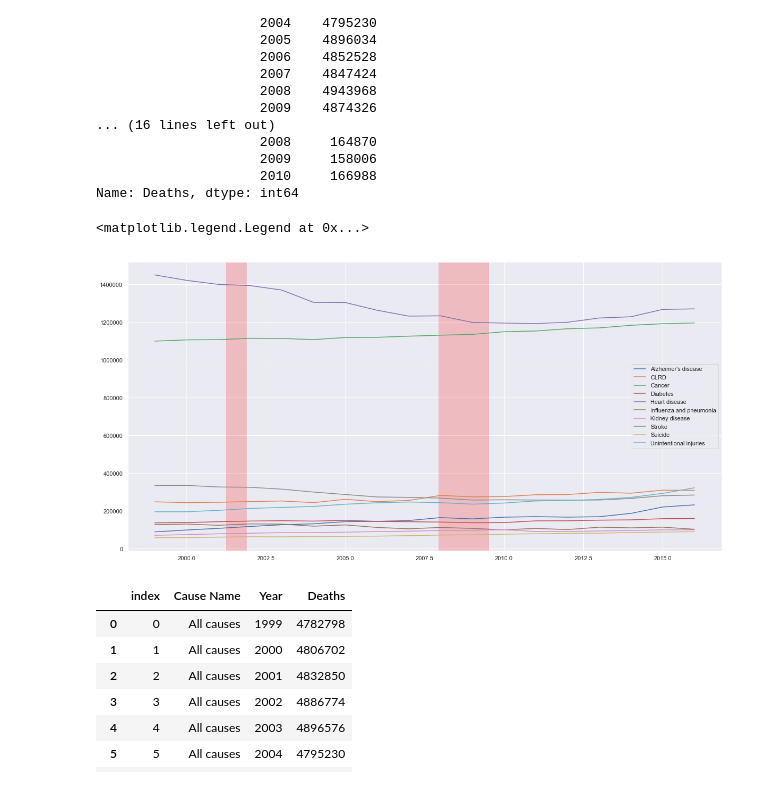
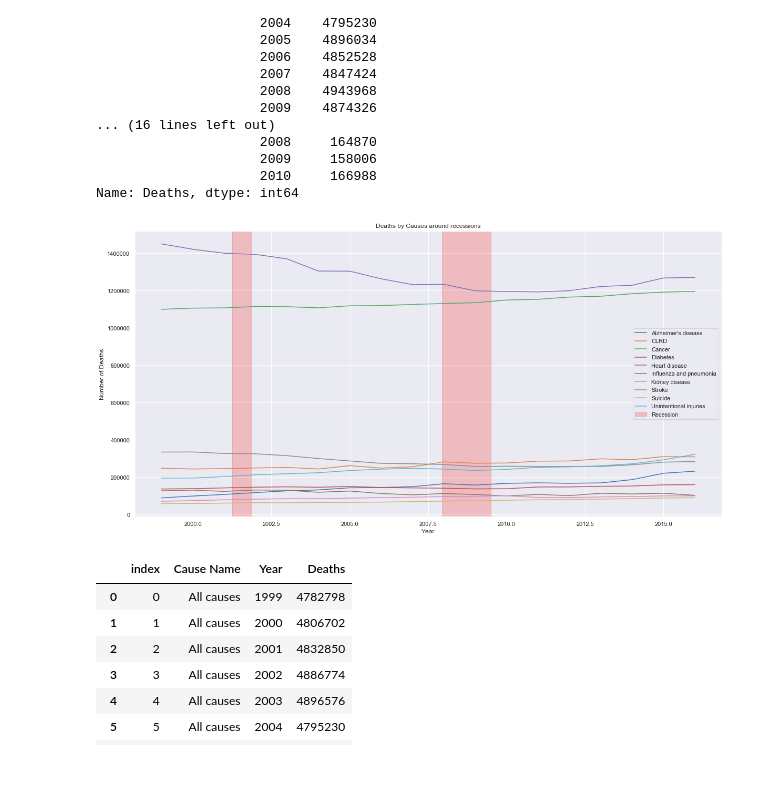
Before and after one commit to jchen2186/mortal-determination, a Jupyter notebook: Analysis_Thaper.ipynb, the cells around one changed output. Cells and saved outputs as stored; diff of their text form; code cells hidden in the pictures.

Commit message:
Disparity with recession

```diff
--- a/Analysis_Thaper.ipynb
+++ b/Analysis_Thaper.ipynb
@@ -41,17 +41,21 @@ Name: Deaths, dtype: int64
 # %%
 causes = []
 plt.figure(figsize=(20, 10))
 for cause in df_causes_group['Cause Name'].unique():
     if cause != 'All causes':
         data = df_causes_group.loc[df_causes_group['Cause Name']==cause,]
         plt.plot(data['Year'], data['Deaths'])
         causes.append(cause)
 plt.axvspan(2001.25, 2001.87, alpha=0.2, color='red')
 plt.axvspan(2007.94, 2009.5, alpha=0.2, color='red')
-plt.legend(causes)
+plt.legend(causes+['Recession'])
+
+plt.title('Deaths by Causes around recessions')
+plt.ylabel('Number of Deaths')
+plt.xlabel('Year')
+plt.show()
 # %% [output]
-<matplotlib.legend.Legend at 0x...>
-[figure, old version]
+[figure, new version]
 # %%
 df_causes_group = df_causes_group.reset_index()
 df_causes_group.head(50)
```
Also changed, not shown: parts of 4 cells of this notebook.
